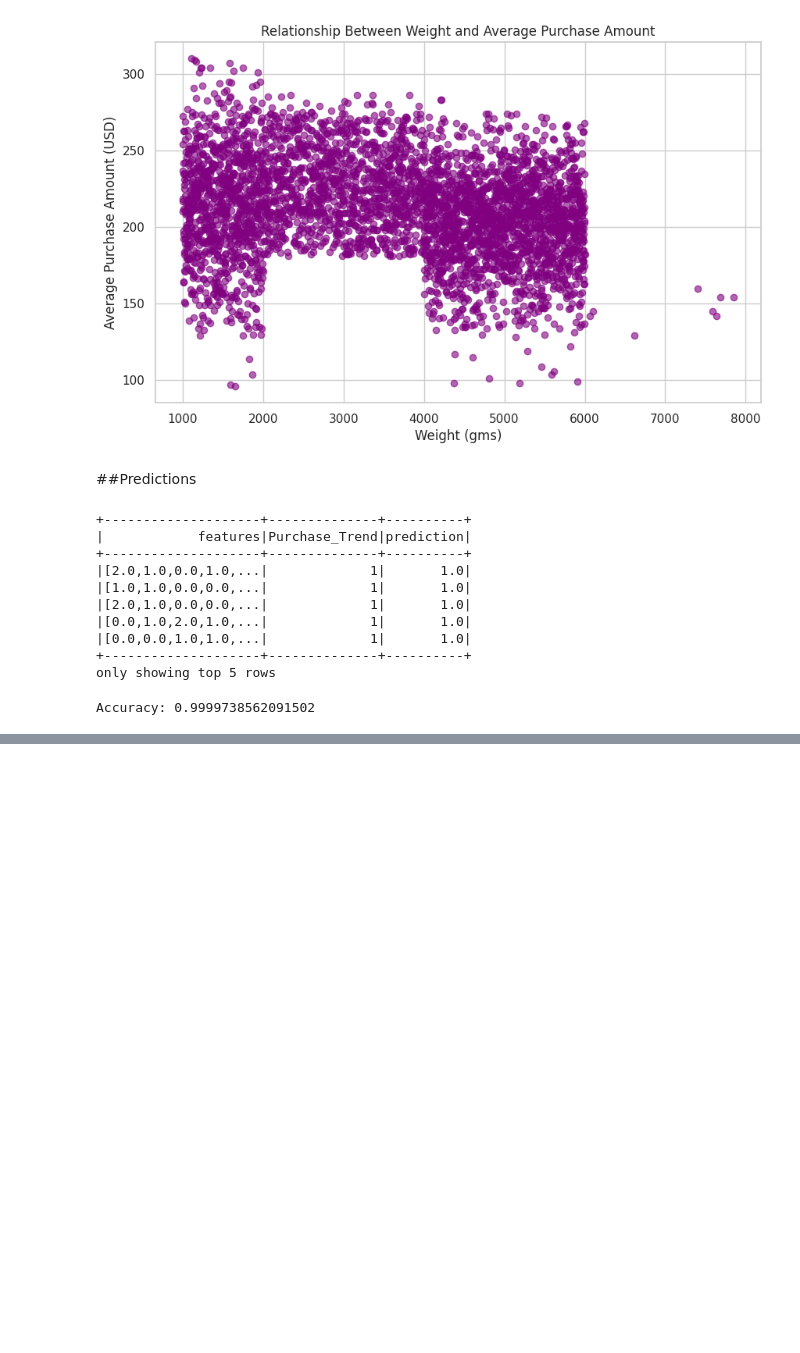
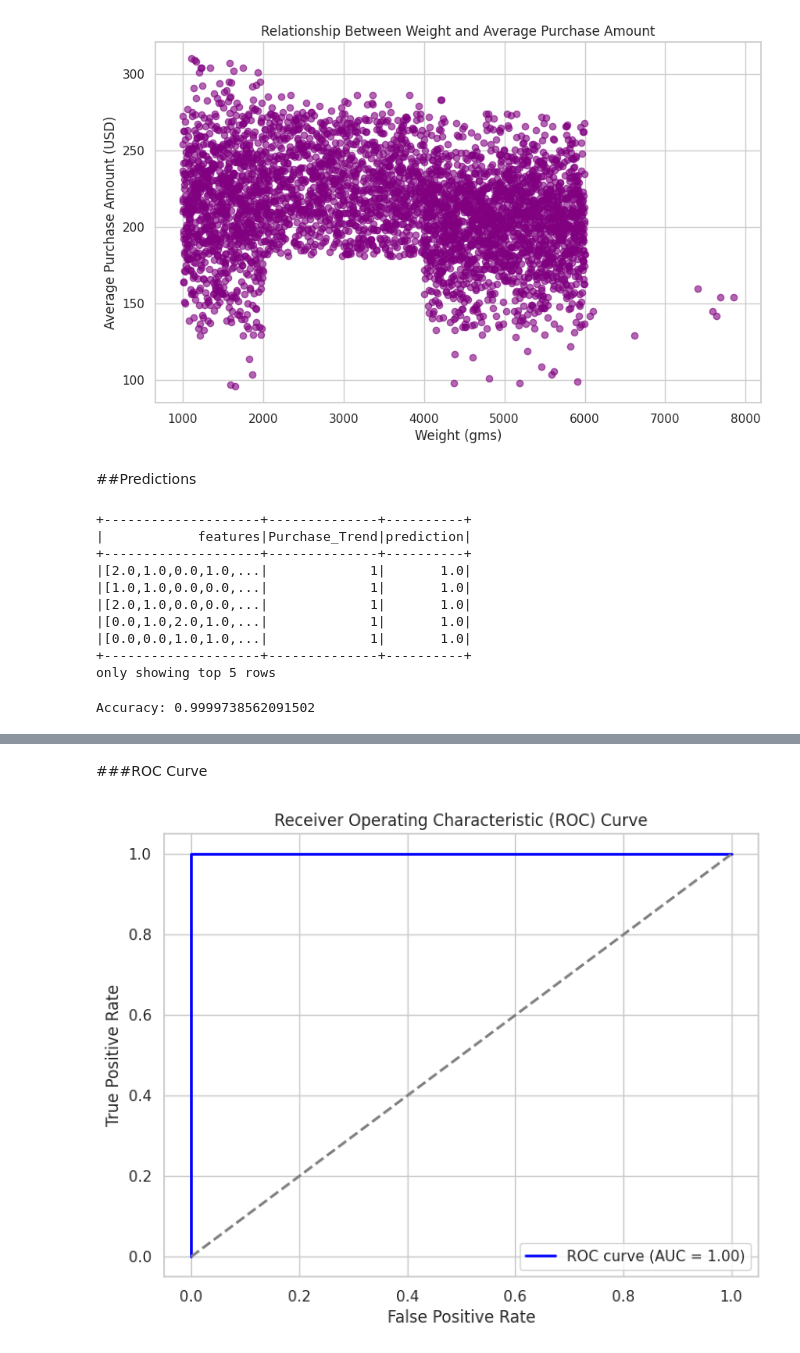
Before and after one commit to Yassineka99/Analysis_of_E_commerce_Sales_Patterns.ipynb, a Jupyter notebook: Analysis_of_E_commerce_Sales_Patterns.ipynb, the cells around one changed output, grey strips where cells are left out. Saved outputs shown, nothing was run; the diff lists cells and outputs as text; code cells hidden in the pictures; blank space fills up the shorter version.

```diff
--- a/Analysis_of_E_commerce_Sales_Patterns.ipynb
+++ b/Analysis_of_E_commerce_Sales_Patterns.ipynb
@@ -300,0 +373,30 @@ UsageError: Line magic function `%` not found.
+# %% [markdown]
+###ROC Curve
+# %%
+from sklearn.metrics import roc_curve, auc
+
+
+# Collect the actual and predicted values as pandas DataFrame
+actual_predicted_df = predictions.select("Purchase_Trend", "prediction").toPandas()
+
+# Extract actual and predicted values as numpy arrays
+actual = actual_predicted_df['Purchase_Trend'].values
+predicted = actual_predicted_df['prediction'].values
+
+# Calculate the false positive rate and true positive rate
+fpr, tpr, _ = roc_curve(actual, predicted)
+
+# Calculate the Area Under the Curve (AUC)
+roc_auc = auc(fpr, tpr)
+
+# Plot the ROC curve
+plt.figure(figsize=(8, 6))
+plt.plot(fpr, tpr, color="blue", lw=2, label=f"ROC curve (AUC = {roc_auc:.2f})")
+plt.plot([0, 1], [0, 1], color="gray", lw=2, linestyle="--")
+plt.title("Receiver Operating Characteristic (ROC) Curve")
+plt.xlabel("False Positive Rate")
+plt.ylabel("True Positive Rate")
+plt.legend(loc="lower right")
+plt.show()
+# %% [output]
+[figure, added]
```
Also changed, not shown: parts of 8 cells of this notebook.
